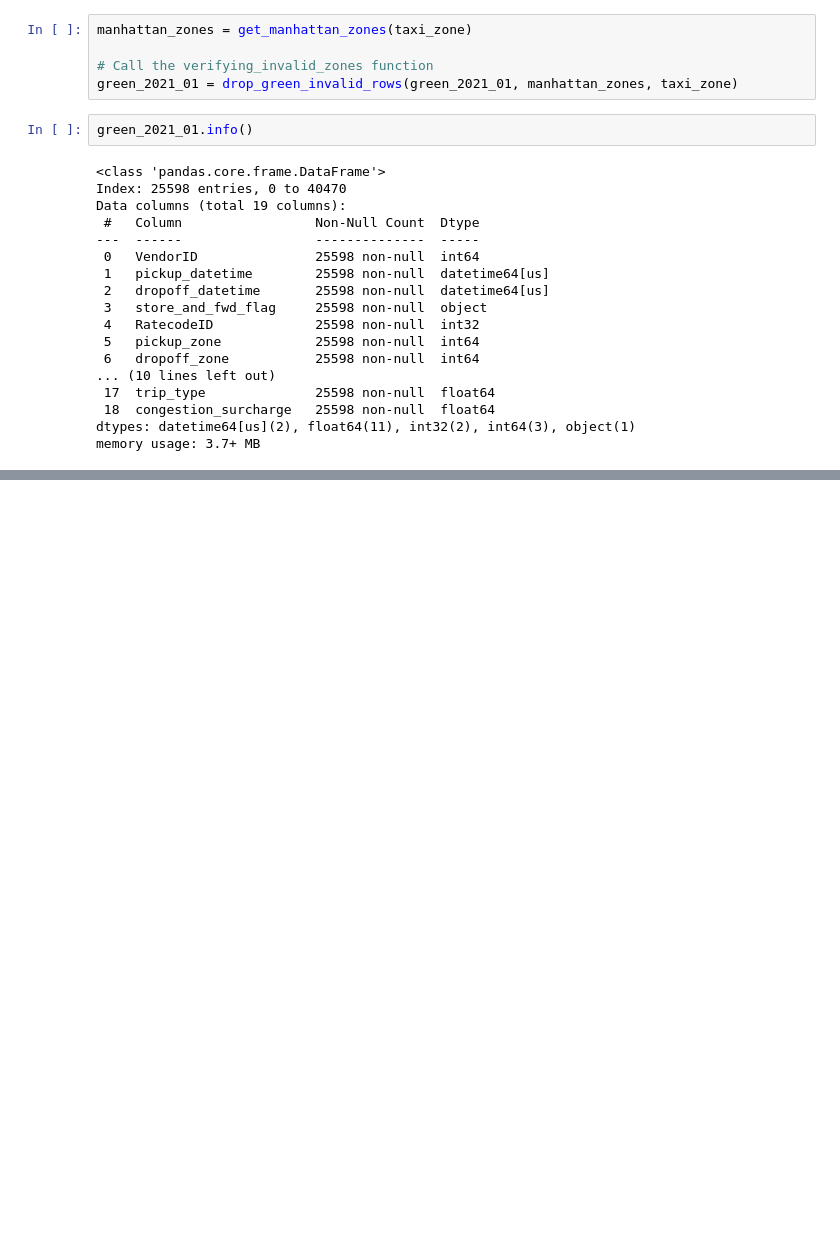
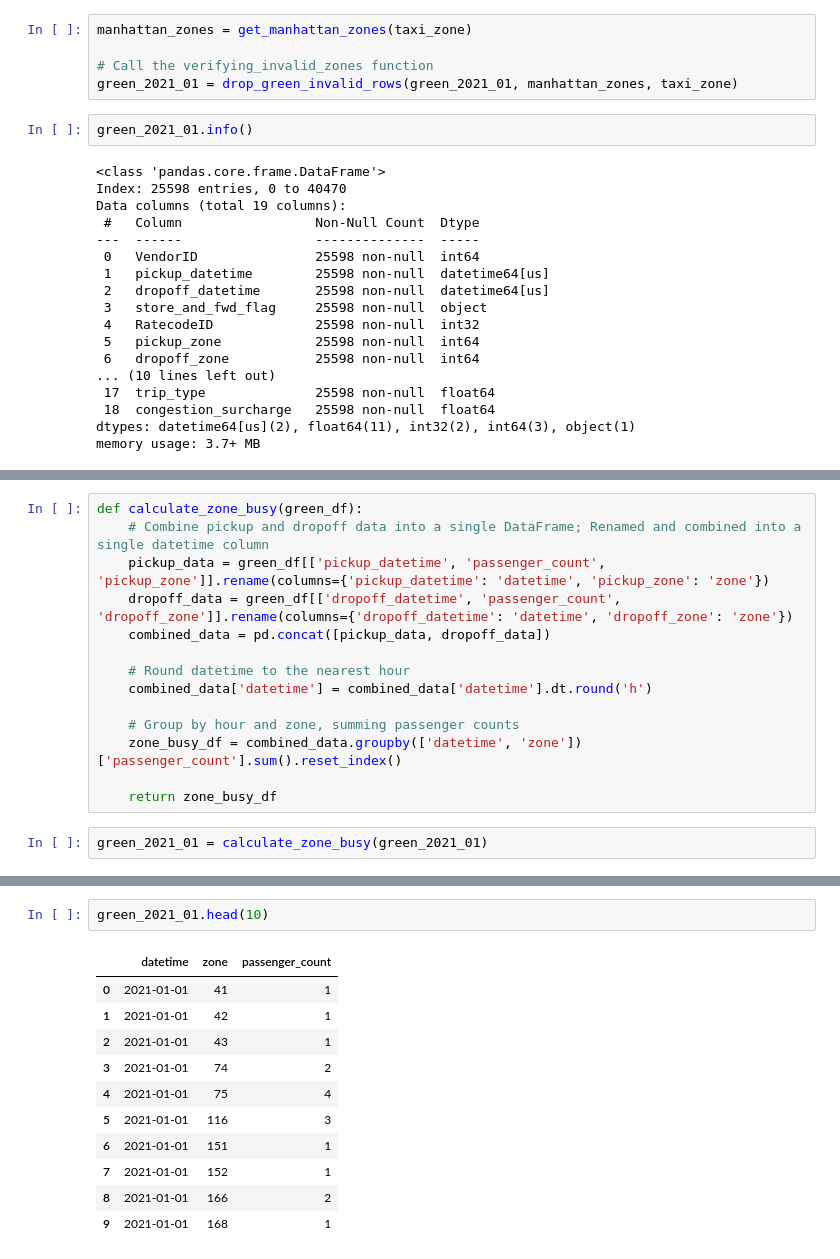
Before and after one commit to DR7439/New-York-App, a Jupyter notebook: data-analytics/taxi_cleaning_green.ipynb, the cells around one changed output, grey strips where cells are left out. Cells and saved outputs as stored; diff of their text form; blank space fills up the shorter version.

```diff
--- a/data-analytics/taxi_cleaning_green.ipynb
+++ b/data-analytics/taxi_cleaning_green.ipynb
@@ -566,0 +644,16 @@ def drop_green_columns(df):
+# %%
+def calculate_zone_busy(green_df):
+    # Combine pickup and dropoff data into a single DataFrame; Renamed and combined into a single datetime column
+    pickup_data = green_df[['pickup_datetime', 'passenger_count', 'pickup_zone']].rename(columns={'pickup_datetime': 'datetime', 'pickup_zone': 'zone'})
+    dropoff_data = green_df[['dropoff_datetime', 'passenger_count', 'dropoff_zone']].rename(columns={'dropoff_datetime': 'datetime', 'dropoff_zone': 'zone'})
+    combined_data = pd.concat([pickup_data, dropoff_data])
+
+    # Round datetime to the nearest hour
+    combined_data['datetime'] = combined_data['datetime'].dt.round('h')
+
+    # Group by hour and zone, summing passenger counts
+    zone_busy_df = combined_data.groupby(['datetime', 'zone'])['passenger_count'].sum().reset_index()
+
+    return zone_busy_df
+# %%
+green_2021_01 = calculate_zone_busy(green_2021_01)
@@ -566,0 +673,14 @@ def drop_green_columns(df):
+# %%
+green_2021_01.head(10)
+# %% [output]
+|  | datetime | zone | passenger_count |
+| 0 | 2021-01-01 | 41 | 1 |
+| 1 | 2021-01-01 | 42 | 1 |
+| 2 | 2021-01-01 | 43 | 1 |
+| 3 | 2021-01-01 | 74 | 2 |
+| 4 | 2021-01-01 | 75 | 4 |
+| 5 | 2021-01-01 | 116 | 3 |
+| 6 | 2021-01-01 | 151 | 1 |
+| 7 | 2021-01-01 | 152 | 1 |
+| 8 | 2021-01-01 | 166 | 2 |
+| 9 | 2021-01-01 | 168 | 1 |
```
Also changed, not shown: parts of 8 cells of this notebook, 2 other files.
